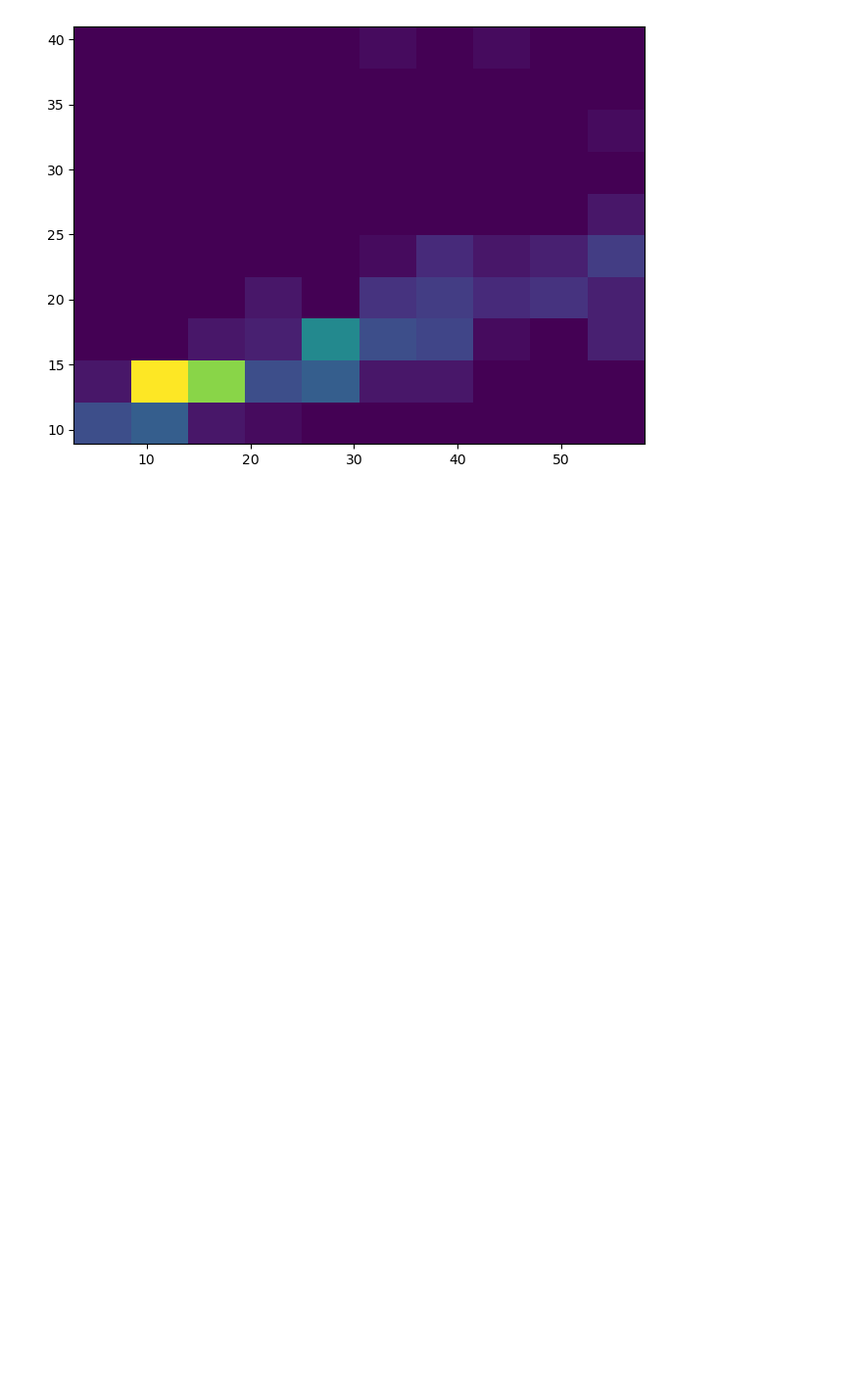
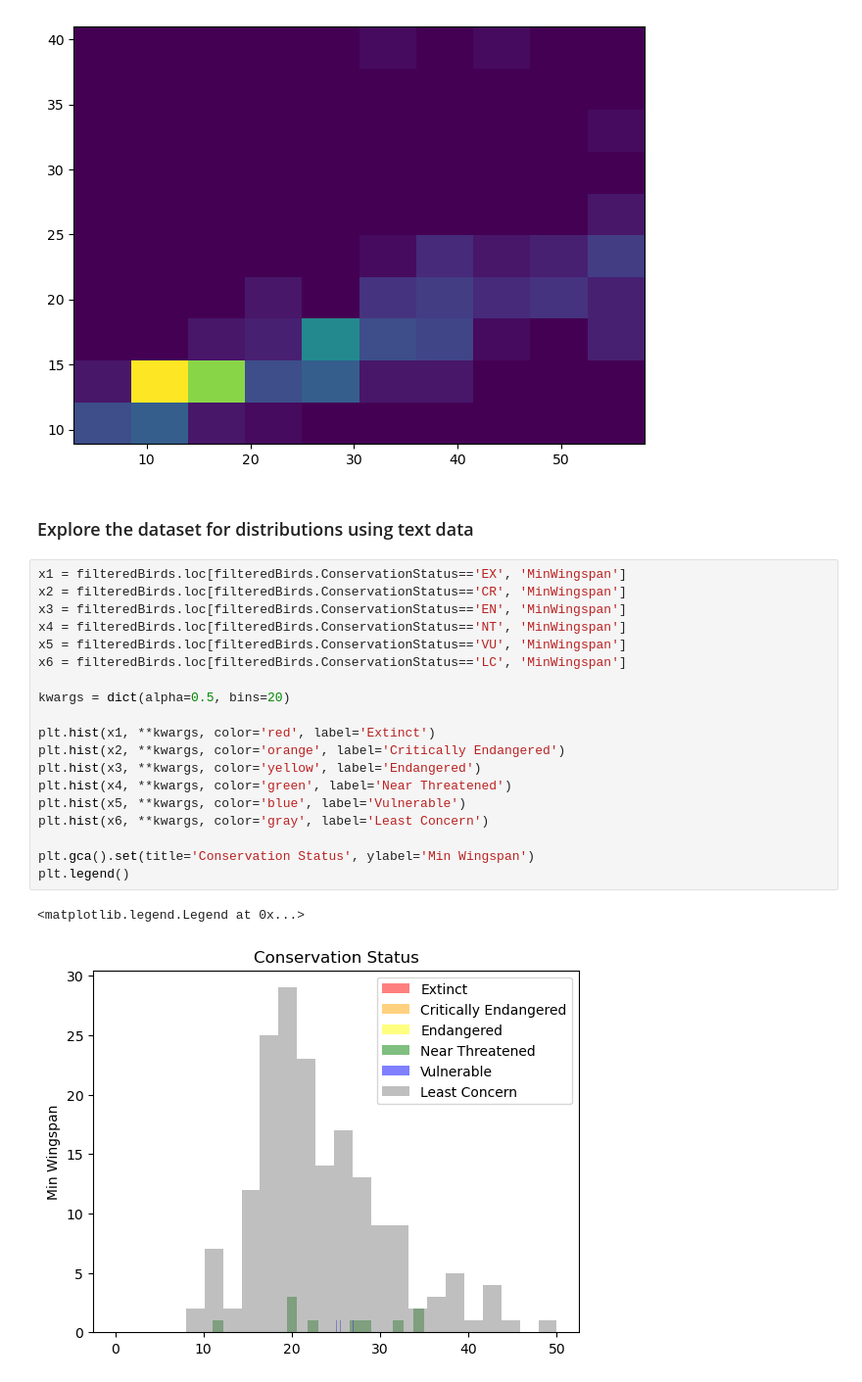
Before and after one commit to TheBangis/ML-4-Beginners-Arewa-Datascience, a Jupyter notebook: 3-Data-Visualization/10-visualization-distributions/notebook.ipynb, the cells around one changed output. Shown: that part at 98% size. Saved outputs shown, nothing was run; the diff lists cells and outputs as text; blank space fills up the shorter version.

```diff
--- a/3-Data-Visualization/10-visualization-distributions/notebook.ipynb
+++ b/3-Data-Visualization/10-visualization-distributions/notebook.ipynb
@@ -58,3 +58,27 @@ fig, ax = plt.subplots(tight_layout=True)
 hist = ax.hist2d(x, y)
 # %% [output]
 [figure]
+# %% [markdown]
+### Explore the dataset for distributions using text data
+# %%
+x1 = filteredBirds.loc[filteredBirds.ConservationStatus=='EX', 'MinWingspan']
+x2 = filteredBirds.loc[filteredBirds.ConservationStatus=='CR', 'MinWingspan']
+x3 = filteredBirds.loc[filteredBirds.ConservationStatus=='EN', 'MinWingspan']
+x4 = filteredBirds.loc[filteredBirds.ConservationStatus=='NT', 'MinWingspan']
+x5 = filteredBirds.loc[filteredBirds.ConservationStatus=='VU', 'MinWingspan']
+x6 = filteredBirds.loc[filteredBirds.ConservationStatus=='LC', 'MinWingspan']
+
+kwargs = dict(alpha=0.5, bins=20)
+
+plt.hist(x1, **kwargs, color='red', label='Extinct')
+plt.hist(x2, **kwargs, color='orange', label='Critically Endangered')
+plt.hist(x3, **kwargs, color='yellow', label='Endangered')
+plt.hist(x4, **kwargs, color='green', label='Near Threatened')
+plt.hist(x5, **kwargs, color='blue', label='Vulnerable')
+plt.hist(x6, **kwargs, color='gray', label='Least Concern')
+
+plt.gca().set(title='Conservation Status', ylabel='Min Wingspan')
+plt.legend()
+# %% [output]
+<matplotlib.legend.Legend at 0x...>
+[figure, added]
```
Also changed, not shown: parts of 2 cells of this notebook.
